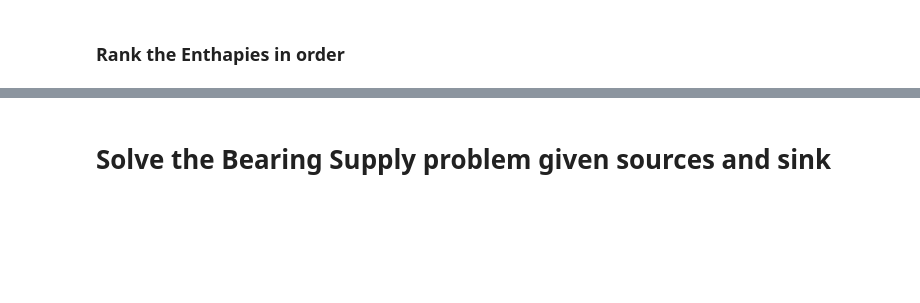
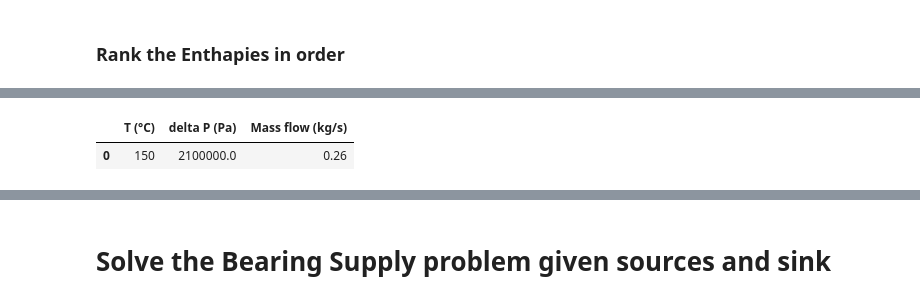
Before and after one commit to Willmac16/DFTS-Team-Seven, a Jupyter notebook: Project1/CDR.ipynb, the cells around one changed output, grey strips where cells are left out. Drawn from its saved outputs; the diff is of its cells as text; code cells hidden in the pictures; blank space fills up the shorter version.

```diff
--- a/Project1/CDR.ipynb
+++ b/Project1/CDR.ipynb
@@ -277,0 +368,5 @@ h_list
+# %%
+bearing_requirements
+# %% [output]
+|  | T (°C) | delta P (Pa) | Mass flow (kg/s) |
+| 0 | 150 | 2100000.0 | 0.26 |
```
Also changed, not shown: parts of 12 cells of this notebook.
